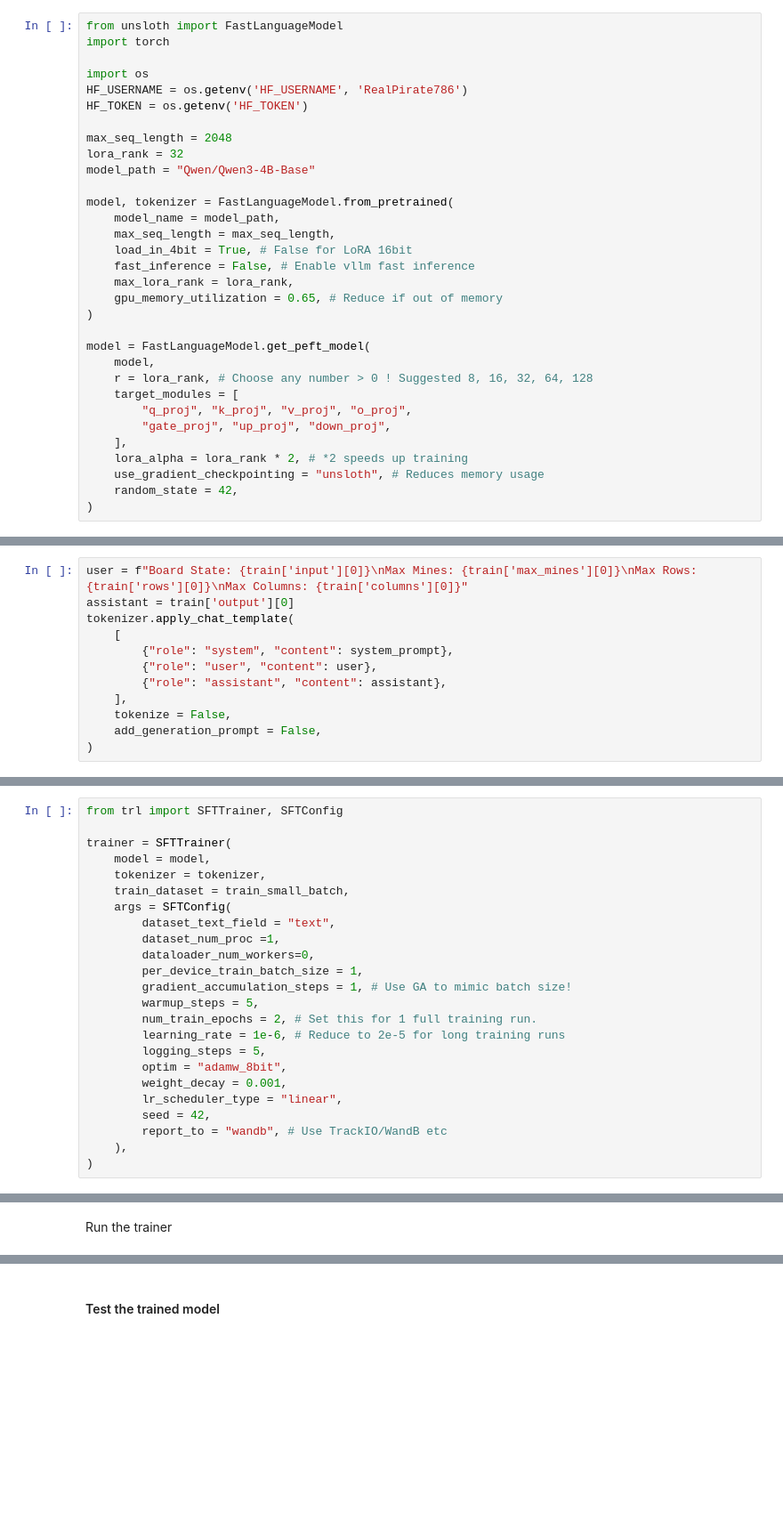
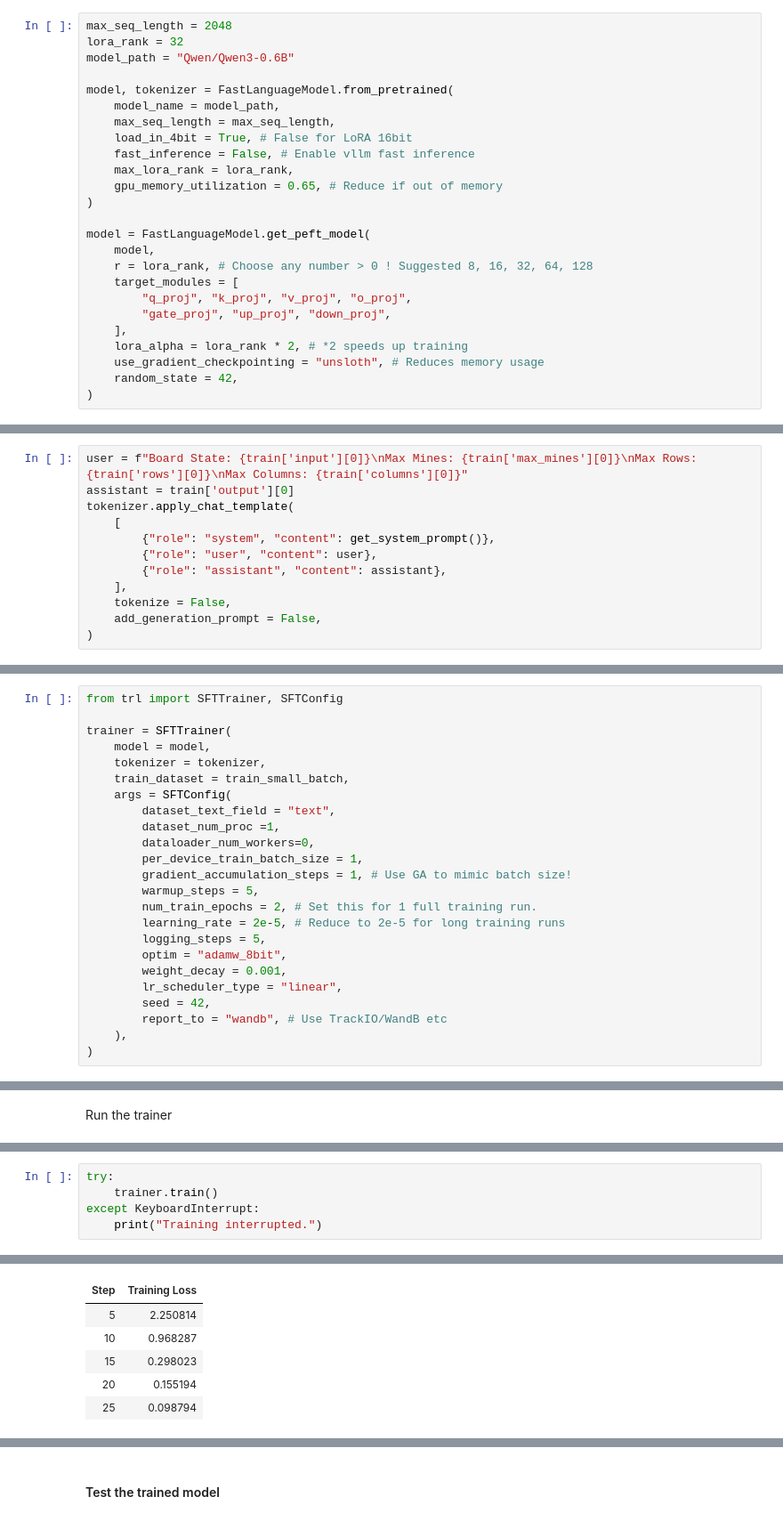
Before and after one commit to KarSri7694/Minesweeper-AI-Agent, a Jupyter notebook: notebook/Minesweeper_Trainer.ipynb, the cells around one changed output, grey strips where cells are left out. Shown at 89% size. Drawn from its saved outputs; the diff is of its cells as text; blank space fills up the shorter version.

```diff
--- a/notebook/Minesweeper_Trainer.ipynb
+++ b/notebook/Minesweeper_Trainer.ipynb
@@ -44,14 +52,7 @@ if sys.platform == "win32":
 # %%
-from unsloth import FastLanguageModel
-import torch
-
-import os
-HF_USERNAME = os.getenv('HF_USERNAME', 'RealPirate786')
-HF_TOKEN = os.getenv('HF_TOKEN')
-
 max_seq_length = 2048
 lora_rank = 32
-model_path = "Qwen/Qwen3-4B-Base"
+model_path = "Qwen/Qwen3-0.6B"
 
 model, tokenizer = FastLanguageModel.from_pretrained(
     model_name = model_path,
@@ -264,7 +262,7 @@ user = f"Board State: {train['input'][0]}\nMax Mines: {train['max_mines'][0]}\nM
 assistant = train['output'][0]
 tokenizer.apply_chat_template(
     [
-        {"role": "system", "content": system_prompt},
+        {"role": "system", "content": get_system_prompt()},
         {"role": "user", "content": user},
         {"role": "assistant", "content": assistant},
     ],
@@ -346,7 +344,7 @@ trainer = SFTTrainer(
         gradient_accumulation_steps = 1, # Use GA to mimic batch size!
         warmup_steps = 5,
         num_train_epochs = 2, # Set this for 1 full training run.
-        learning_rate = 1e-6, # Reduce to 2e-5 for long training runs
+        learning_rate = 2e-5, # Reduce to 2e-5 for long training runs
         logging_steps = 5,
         optim = "adamw_8bit",
         weight_decay = 0.001,
@@ -379,0 +394,6 @@ trainer.train()
+# %%
+try:
+    trainer.train()
+except KeyboardInterrupt:
+    print("Training interrupted.")
+# %% [output]
@@ -379,0 +419,6 @@ trainer.train()
+| Step | Training Loss |
+| 5 | 2.250814 |
+| 10 | 0.968287 |
+| 15 | 0.298023 |
+| 20 | 0.155194 |
+| 25 | 0.098794 |
```
Also changed, not shown: parts of 20 cells of this notebook, 2 other files.
